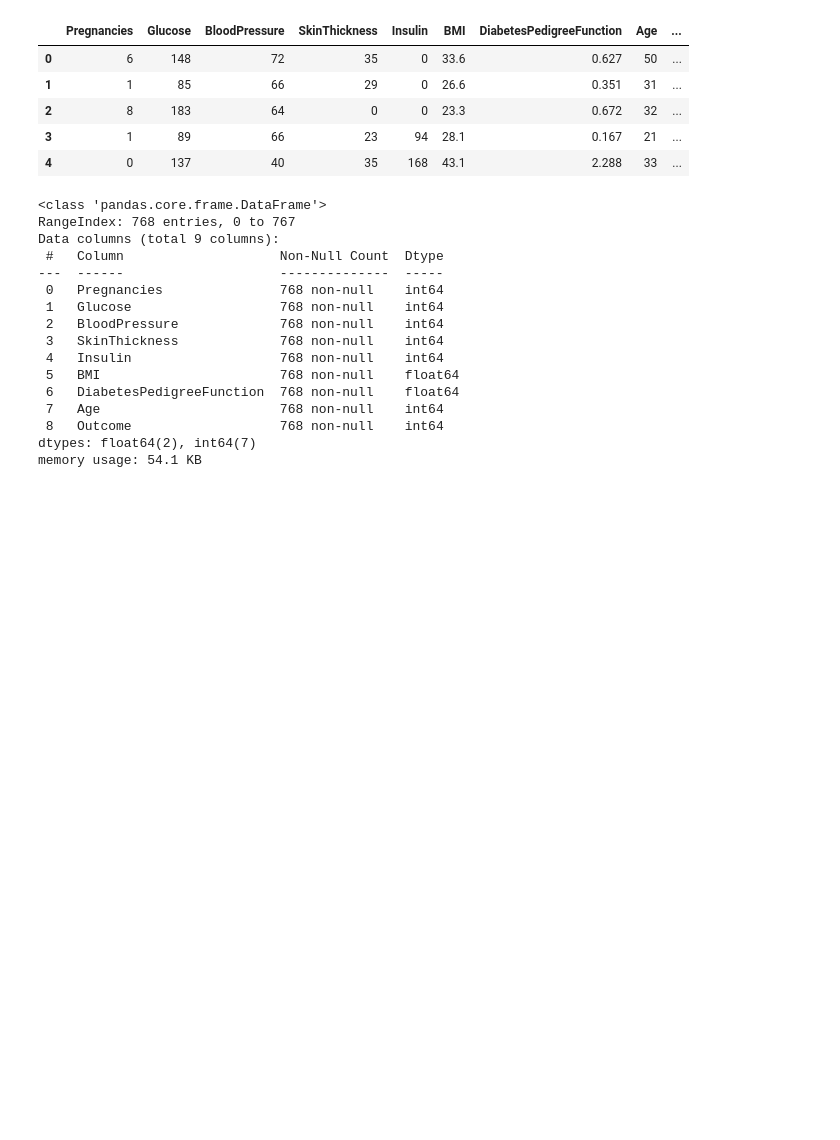
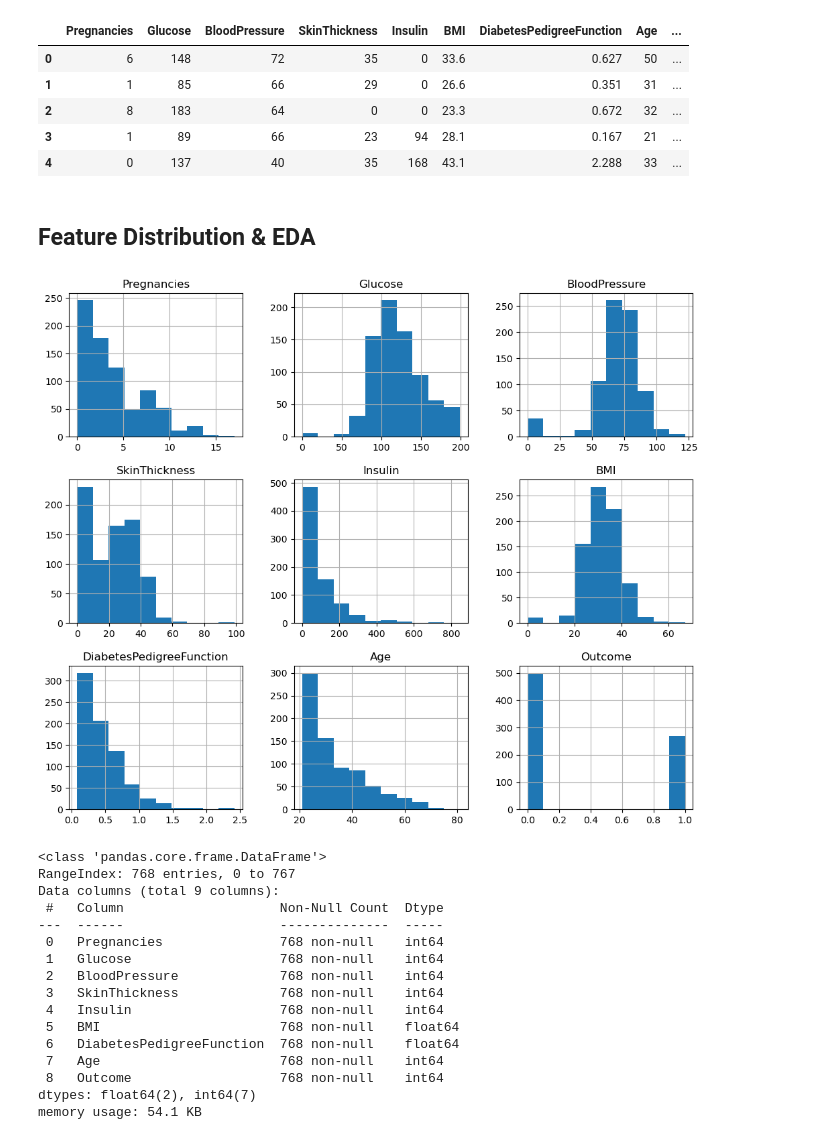
Before and after one commit to KavinKohli/diabetes-prediction-ml, a Jupyter notebook: Diabetes_predictor.ipynb, the cells around one changed output. Drawn from its saved outputs; the diff is of its cells as text; code cells hidden in the pictures; blank space fills up the shorter version.

Commit message:
Enhanced diabetes file

```diff
--- a/Diabetes_predictor.ipynb
+++ b/Diabetes_predictor.ipynb
@@ -15,6 +26,13 @@ diabetes_dataset.head()
 | 2 | 8 | 183 | 64 | 0 | 0 | 23.3 | 0.672 | 32 | ... |
 | 3 | 1 | 89 | 66 | 23 | 94 | 28.1 | 0.167 | 21 | ... |
 | 4 | 0 | 137 | 40 | 35 | 168 | 43.1 | 2.288 | 33 | ... |
+# %% [markdown]
+## Feature Distribution & EDA
+# %%
+diabetes_dataset.hist(figsize=(12,10))
+plt.show()
+# %% [output]
+[figure, added]
 # %%
 diabetes_dataset.info()
 # %% [output]
```
Also changed, not shown: parts of 26 cells of this notebook.
